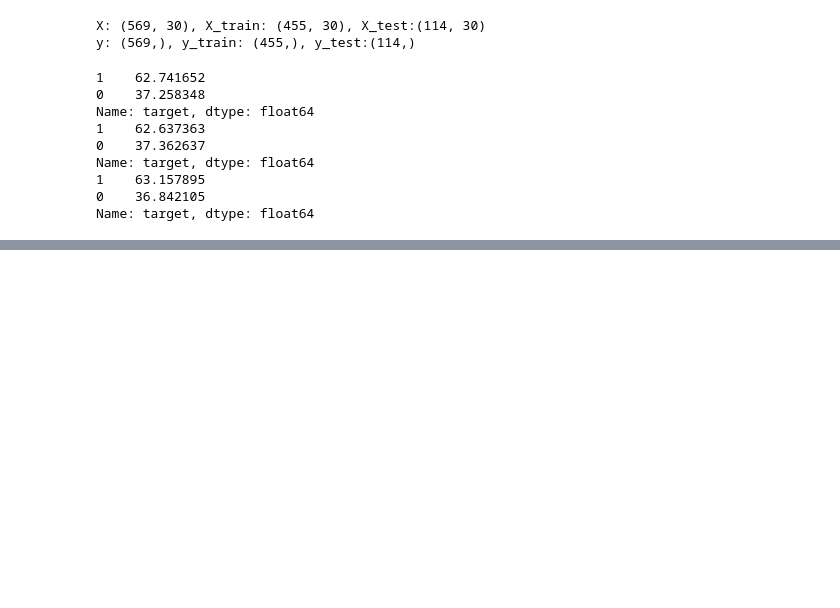
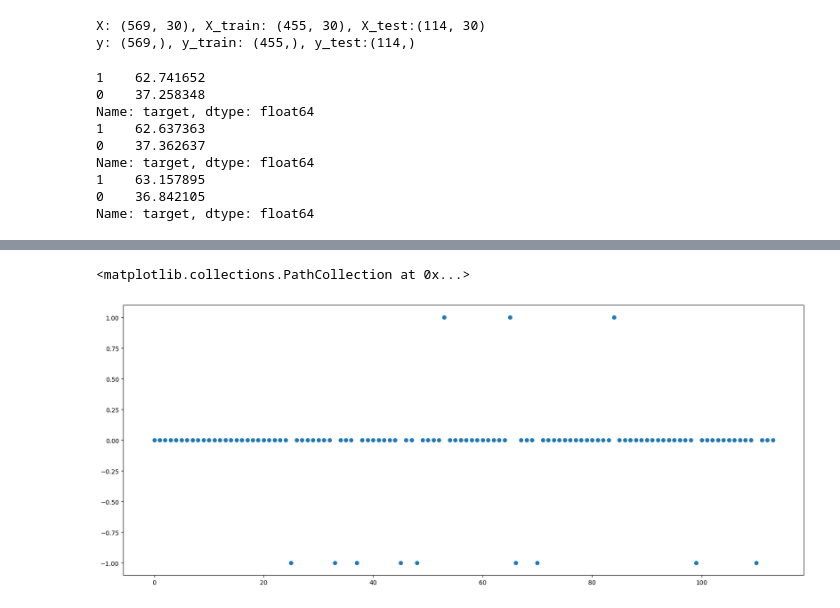
Before and after one commit to JeonJongDae/dinner_stock_AI, a Jupyter notebook: 5주차/Copy_of_svm_skeleton.ipynb, the cells around one changed output, grey strips where cells are left out. Cells and saved outputs as stored; diff of their text form; code cells hidden in the pictures; blank space fills up the shorter version.

```diff
--- a/5주차/Copy_of_svm_skeleton.ipynb
+++ b/5주차/Copy_of_svm_skeleton.ipynb
@@ -955,3 +955,8 @@ Name: target, dtype: float64
 1    63.157895
 0    36.842105
 Name: target, dtype: float64
+# %%
+from sklearn.tree import DecisionTreeClassifier
+
+tree = DecisionTreeClassifier(random_state=42)
+tree.fit(X_train, y_train)
@@ -957,0 +965,4 @@ Name: target, dtype: float64
+# %%
+y_pred = tree.predict(X_test)
+print('예측값:', y_pred)
+print('실제값:', y_test.values)
@@ -957,0 +978,7 @@ Name: target, dtype: float64
+# %%
+import matplotlib.pyplot as plt
+plt.figure(figsize=(20,8))
+plt.scatter(np.arange(len(y_pred)), y_pred - y_test)
+# %% [output]
+<matplotlib.collections.PathCollection at 0x...>
+[figure, added]
```
Also changed, not shown: parts of 29 cells of this notebook.
